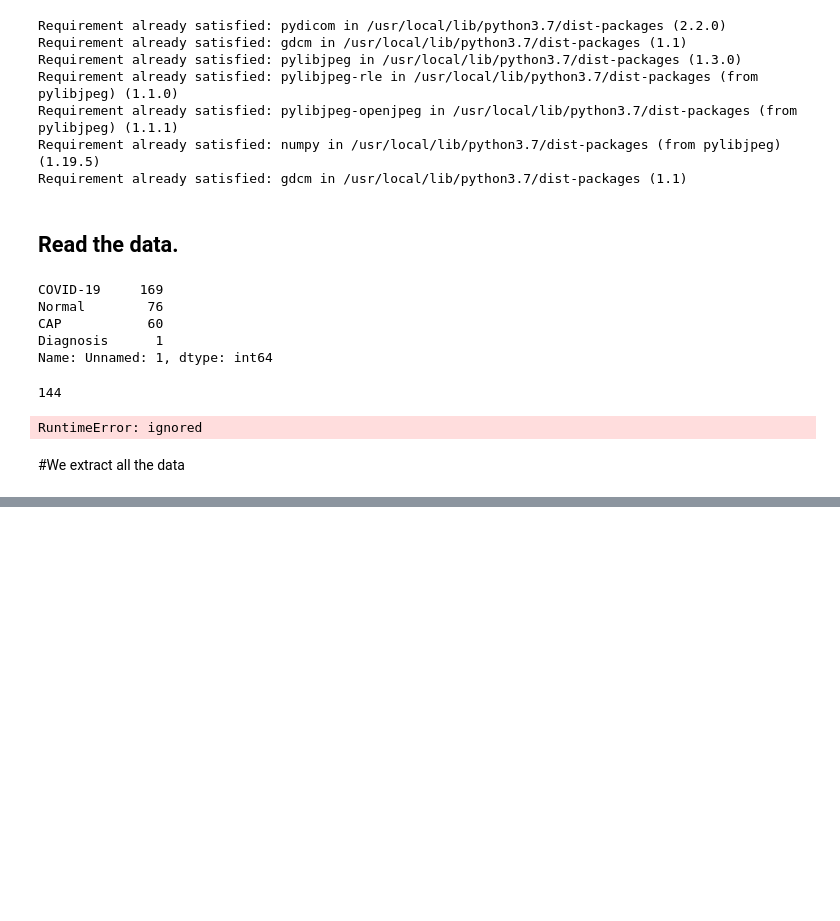
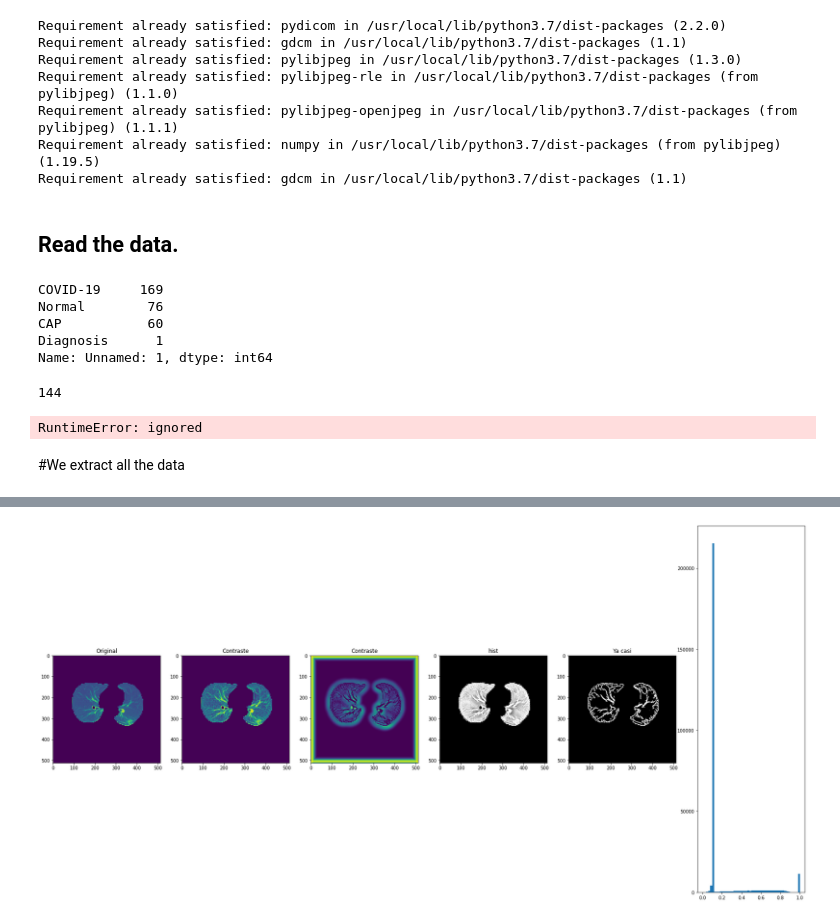
Before and after one commit to ErickMM98/covid-ct-network-analysis, a Jupyter notebook: covid_ct_nt.ipynb, the cells around one changed output, grey strips where cells are left out. Cells and saved outputs as stored; diff of their text form; code cells hidden in the pictures; blank space fills up the shorter version.

```diff
--- a/covid_ct_nt.ipynb
+++ b/covid_ct_nt.ipynb
@@ -187,6 +182,0 @@ for folder in os.listdir(path_covid_patients + list_id_pat[9])[0:1]:
-# %%
-plt.figure(figsize=(15,15))
-plt.imshow(img, cmap='gray', vmin=0, )#vmax=550)
-
-fig, ax = plt.subplots()
-ax.hist(img.ravel())
@@ -200,0 +183,84 @@ ax.hist(img.ravel())
+# %%
+from skimage.exposure import equalize_adapthist
+from skimage.restoration import denoise_bilateral
+from skimage.morphology import skeletonize
+from skimage.filters import meijering, sato, frangi, hessian
+from skimage import color, data, restoration
+from skimage.morphology import disk
+from skimage.filters import threshold_otsu, rank, gaussian
+
+foo_narray = np.stack(list_frame)
+print(foo_narray.shape)
+for i in list(range(foo_narray.shape[0]))[12:15]:
+  foo_image = foo_narray[i]
+  first_filter = equalize_adapthist(foo_image, clip_limit = 0.02)
+  #plt.hist(foo_narray.ravel())
+  #foo_narray > 50
+  #plt.figure(figsize=[15,15])
+  fig, axes = plt.subplots(1,6)
+  ax = axes.ravel()
+  fig.set_size_inches([30,15])
+  ax[0].set_title('Original')
+  ax[0].imshow( foo_image)
+
+  ax[1].set_title('Contraste')
+  ax[1].imshow( first_filter )
+
+  radius = 5
+  footprint = disk(radius)
+  local_otsu = rank.otsu(foo_image, footprint)
+
+  ax[2].set_title('Contraste')
+  #psf = np.ones((5, 5)) / 25
+  #deconvolved, _ = restoration.unsupervised_wiener(foo_image, psf)
+  #HASTA AHORA, ESTA ES LA CHIDA.
+  deconvolved = meijering(first_filter)
+  ax[2].imshow(deconvolved )
+  foo_foo = np.where( foo_image > 0 , deconvolved, 1)
+  ax[3].set_title('hist')
+  ax[3].imshow(1 - foo_foo, cmap = 'gray')
+
+  the_best = 1 - foo_foo
+
+  radius = 10
+  footprint = disk(radius)
+  local_otsu = rank.otsu(the_best, footprint)
+
+  foo_the_best = equalize_adapthist(the_best, clip_limit = 0.15)
+  ax[4].set_title('Ya casi')
+  ax[4].imshow( foo_the_best > 0.9 , cmap = 'gray')
+
+  ax[5].hist( foo_the_best.ravel(), bins = 50)
+
+
+  #psf = np.ones((5, 5)) / 25
+  #deconvolved, _ = restoration.unsupervised_wiener(foo_image, psf)
+  #deconvolved = gaussian(deconvolved  )
+  #print(deconvolved.shape)
+  #ax[3].imshow(deconvolved )
+
+
+
+# foo_image = foo_narray[0]
+# #plt.hist(foo_narray.ravel())
+# #foo_narray > 50
+# #plt.figure(figsize=[15,15])
+# fig, axes = plt.subplots(1,2)
+# ax = axes.ravel()
+# fig.set_size_inches([30,15])
+# ax[0].set_title('Original')
+# ax[0].imshow( foo_image)
+
+# ax[1].set_title('Contraste')
+# ax[1].imshow(equalize_adapthist(foo_image, clip_limit = 0.02))
+
+
+# fig, axes = plt.subplots(1,2)
+# ax = axes.ravel()
+# fig.set_size_inches([30,15])
+# ax[0].set_title('Original')
+# ax[0].imshow( foo_image)
+
+# ax[1].set_title('Contraste')
+# ax[1].imshow(equalize_adapthist(foo_image, clip_limit = 0.02) > 0.5)
+# %% [output]
@@ -200,0 +268 @@ ax.hist(img.ravel())
+[figure, added]
```
Also changed, not shown: parts of 14 cells of this notebook.
